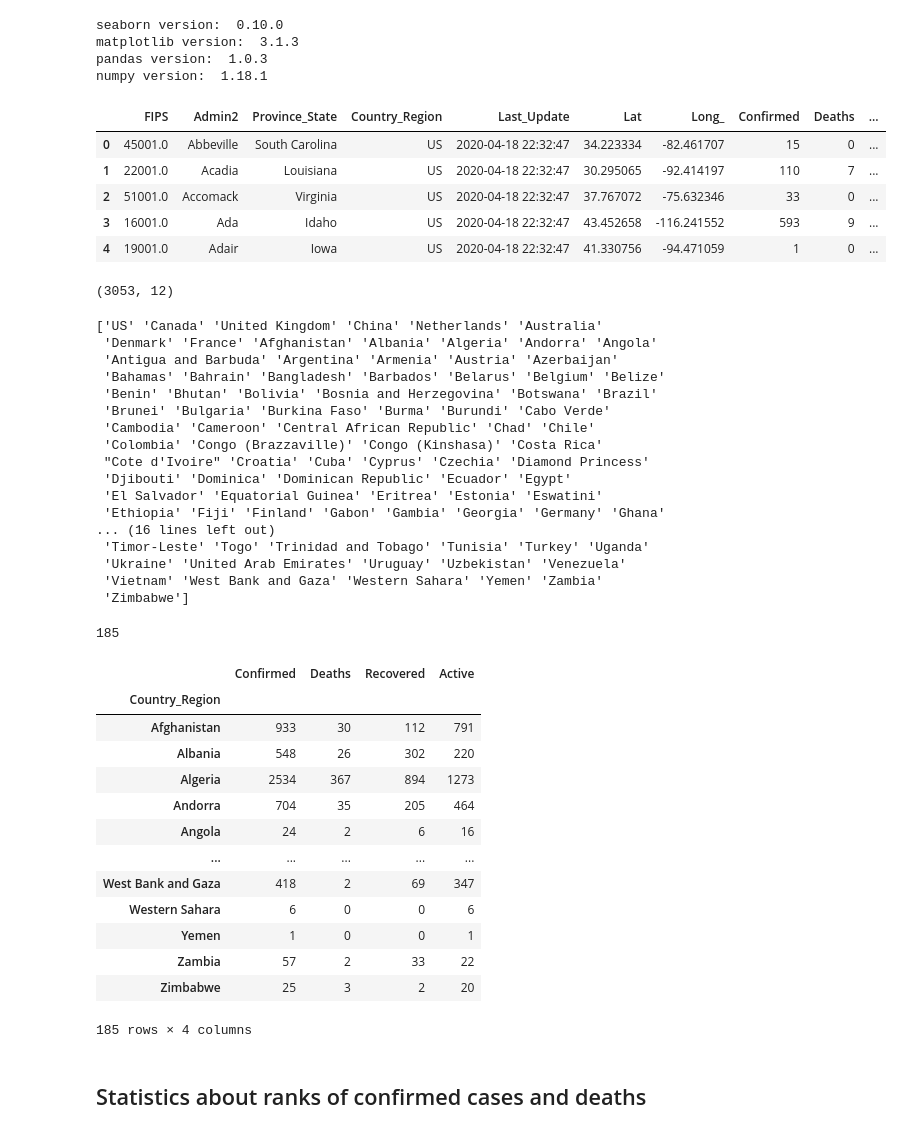
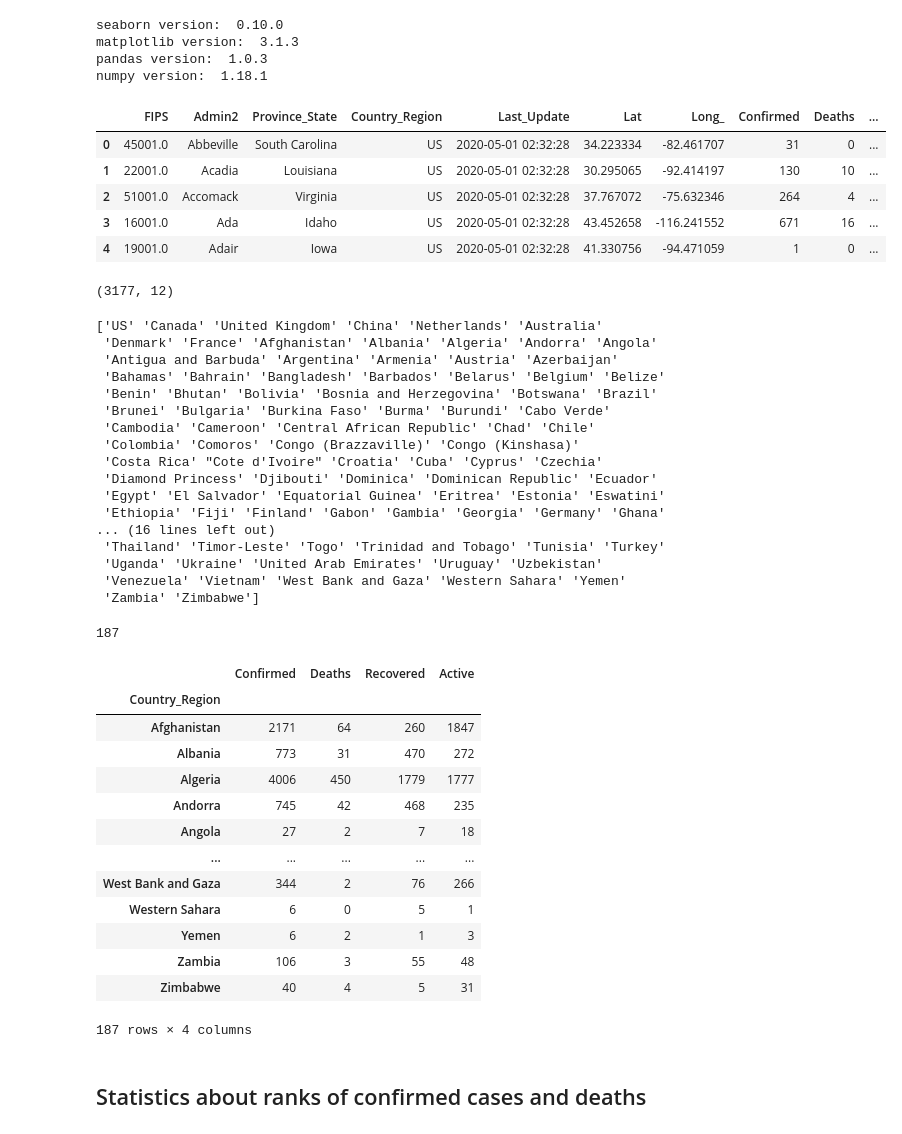
Before and after one commit to nnworkspace/covid19-insight, a Jupyter notebook: covid19-insight.ipynb, the cells around one changed output. Drawn from its saved outputs; the diff is of its cells as text; code cells hidden in the pictures.

```diff
--- a/covid19-insight.ipynb
+++ b/covid19-insight.ipynb
@@ -19,22 +19,22 @@ matplotlib version:  3.1.3
 pandas version:  1.0.3
 numpy version:  1.18.1
 # %%
-dateStr = '2020-04-18'
+dateStr = '2020-04-30'
 
 covid_daily_df = pd.read_csv("data/{}.csv".format(dateStr))
 
 covid_daily_df.head()
 # %% [output]
 |  | FIPS | Admin2 | Province_State | Country_Region | Last_Update | Lat | Long_ | Confirmed | Deaths | ... |
-| 0 | 45001.0 | Abbeville | South Carolina | US | 2020-04-18 22:32:47 | 34.223334 | -82.461707 | 15 | 0 | ... |
-| 1 | 22001.0 | Acadia | Louisiana | US | 2020-04-18 22:32:47 | 30.295065 | -92.414197 | 110 | 7 | ... |
-| 2 | 51001.0 | Accomack | Virginia | US | 2020-04-18 22:32:47 | 37.767072 | -75.632346 | 33 | 0 | ... |
-| 3 | 16001.0 | Ada | Idaho | US | 2020-04-18 22:32:47 | 43.452658 | -116.241552 | 593 | 9 | ... |
-| 4 | 19001.0 | Adair | Iowa | US | 2020-04-18 22:32:47 | 41.330756 | -94.471059 | 1 | 0 | ... |
+| 0 | 45001.0 | Abbeville | South Carolina | US | 2020-05-01 02:32:28 | 34.223334 | -82.461707 | 31 | 0 | ... |
+| 1 | 22001.0 | Acadia | Louisiana | US | 2020-05-01 02:32:28 | 30.295065 | -92.414197 | 130 | 10 | ... |
+| 2 | 51001.0 | Accomack | Virginia | US | 2020-05-01 02:32:28 | 37.767072 | -75.632346 | 264 | 4 | ... |
+| 3 | 16001.0 | Ada | Idaho | US | 2020-05-01 02:32:28 | 43.452658 | -116.241552 | 671 | 16 | ... |
+| 4 | 19001.0 | Adair | Iowa | US | 2020-05-01 02:32:28 | 41.330756 | -94.471059 | 1 | 0 | ... |
 # %%
 covid_daily_df.shape
 # %% [output]
-(3053, 12)
+(3177, 12)
 # %%
 # show all unique Country_Region codes
 
@@ -49,17 +49,17 @@ len(countries)
  'Benin' 'Bhutan' 'Bolivia' 'Bosnia and Herzegovina' 'Botswana' 'Brazil'
  'Brunei' 'Bulgaria' 'Burkina Faso' 'Burma' 'Burundi' 'Cabo Verde'
  'Cambodia' 'Cameroon' 'Central African Republic' 'Chad' 'Chile'
- 'Colombia' 'Congo (Brazzaville)' 'Congo (Kinshasa)' 'Costa Rica'
- "Cote d'Ivoire" 'Croatia' 'Cuba' 'Cyprus' 'Czechia' 'Diamond Princess'
- 'Djibouti' 'Dominica' 'Dominican Republic' 'Ecuador' 'Egypt'
- 'El Salvador' 'Equatorial Guinea' 'Eritrea' 'Estonia' 'Eswatini'
+ 'Colombia' 'Comoros' 'Congo (Brazzaville)' 'Congo (Kinshasa)'
+ 'Costa Rica' "Cote d'Ivoire" 'Croatia' 'Cuba' 'Cyprus' 'Czechia'
+ 'Diamond Princess' 'Djibouti' 'Dominica' 'Dominican Republic' 'Ecuador'
+ 'Egypt' 'El Salvador' 'Equatorial Guinea' 'Eritrea' 'Estonia' 'Eswatini'
  'Ethiopia' 'Fiji' 'Finland' 'Gabon' 'Gambia' 'Georgia' 'Germany' 'Ghana'
 ... (16 lines left out)
- 'Timor-Leste' 'Togo' 'Trinidad and Tobago' 'Tunisia' 'Turkey' 'Uganda'
- 'Ukraine' 'United Arab Emirates' 'Uruguay' 'Uzbekistan' 'Venezuela'
- 'Vietnam' 'West Bank and Gaza' 'Western Sahara' 'Yemen' 'Zambia'
- 'Zimbabwe']
+ 'Thailand' 'Timor-Leste' 'Togo' 'Trinidad and Tobago' 'Tunisia' 'Turkey'
+ 'Uganda' 'Ukraine' 'United Arab Emirates' 'Uruguay' 'Uzbekistan'
+ 'Venezuela' 'Vietnam' 'West Bank and Gaza' 'Western Sahara' 'Yemen'
+ 'Zambia' 'Zimbabwe']
-185
+187
 # %%
 # construct a dataframe with five columns:
 # Country_Region (index), Confirmed, Deaths, Recovered, Active
@@ -69,18 +69,18 @@ df_country_cases
 # %% [output]
 |  | Confirmed | Deaths | Recovered | Active |
 | Country_Region |  |  |  |  |
-| Afghanistan | 933 | 30 | 112 | 791 |
-| Albania | 548 | 26 | 302 | 220 |
-| Algeria | 2534 | 367 | 894 | 1273 |
-| Andorra | 704 | 35 | 205 | 464 |
-| Angola | 24 | 2 | 6 | 16 |
+| Afghanistan | 2171 | 64 | 260 | 1847 |
+| Albania | 773 | 31 | 470 | 272 |
+| Algeria | 4006 | 450 | 1779 | 1777 |
+| Andorra | 745 | 42 | 468 | 235 |
+| Angola | 27 | 2 | 7 | 18 |
 | ... | ... | ... | ... | ... |
-| West Bank and Gaza | 418 | 2 | 69 | 347 |
-| Western Sahara | 6 | 0 | 0 | 6 |
-| Yemen | 1 | 0 | 0 | 1 |
-| Zambia | 57 | 2 | 33 | 22 |
-| Zimbabwe | 25 | 3 | 2 | 20 |
+| West Bank and Gaza | 344 | 2 | 76 | 266 |
+| Western Sahara | 6 | 0 | 5 | 1 |
+| Yemen | 6 | 2 | 1 | 3 |
+| Zambia | 106 | 3 | 55 | 48 |
+| Zimbabwe | 40 | 4 | 5 | 31 |
-185 rows × 4 columns
+187 rows × 4 columns
 # %% [markdown]
 ## Statistics about ranks of confirmed cases and deaths
 # %%
```
Also changed, not shown: parts of 21 cells of this notebook, 9 other files.
